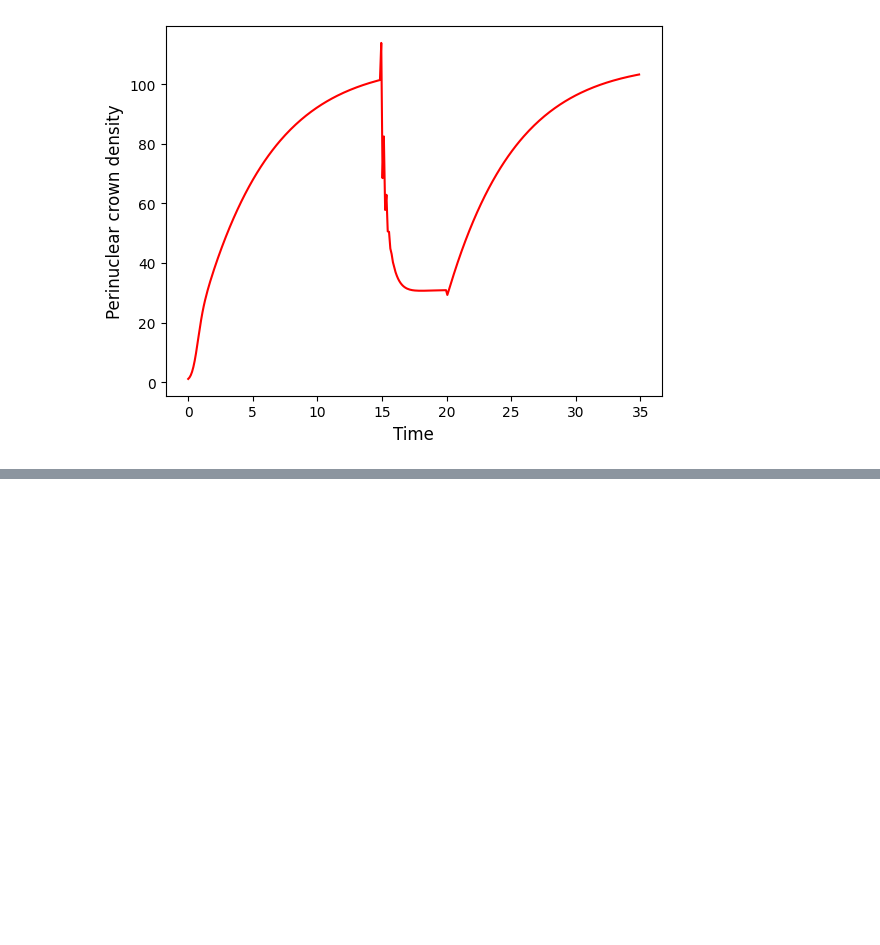
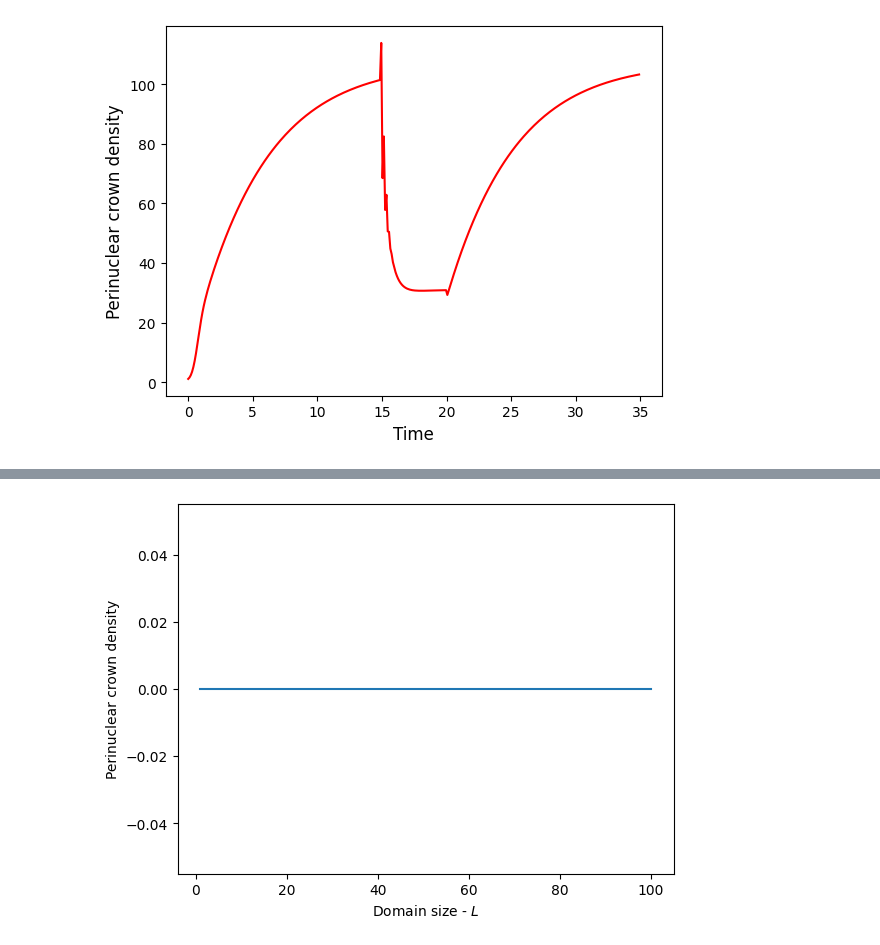
Before and after one commit to SimonBure/simulation-alzheimer, a Jupyter notebook: spatial.ipynb, the cells around one changed output, grey strips where cells are left out. Cells and saved outputs as stored; diff of their text form; code cells hidden in the pictures; blank space fills up the shorter version.

```diff
--- a/spatial.ipynb
+++ b/spatial.ipynb
@@ -67,2 +69,37 @@ sim_irr.plot_crown_density_over_time()
+# %%
+def simulate_impact_domain_size(domain_sizes: np.ndarray) -> list[float]:
+    crown_values = []
+
+    for size in domain_sizes:
+        sim = Simulation1D(size, nb_space_points, duration_time, time_step)
+        initialize_simulation(sim)
+        sim.simulate()
+        crown_values.append(sim.crown_density_over_time[-1])
+
+    return crown_values
+
+
+def initialize_simulation(sim: Simulation1D):
+    sim.setup_atm_apoe_system(k, ka, diffusion_coefs, transport_coefs, fragmentation_coefs, permeability_coefs,
+                              ratio_f_rate_dimers_complexes, transport_space_cst)
+
+    sim.setup_system_initial_conditions(monomers_initial, dimers_initial, apoe_initial, complexes_initial)
+
+    irradiation_times = ()
+    sim.setup_experimental_conditions(antioxidant_times, irradiation_times, statin_times)
+
+
+
+def plot_crown_along_domain_size(domain_sizes: np.ndarray, perinuclear_crown_values: np.ndarray):
+    plt.plot(domain_sizes, perinuclear_crown_values)
+    plt.xlabel("Domain size - $L$")
+    plt.ylabel("Perinuclear crown density")
+    plt.show()
 # %%
 domain_sizes = np.linspace(1, 100, 100)
+
+pc_values = simulate_impact_domain_size(domain_sizes)
+
+plot_crown_along_domain_size(domain_sizes, pc_values)
+# %% [output]
+[figure, added]
```
Also changed, not shown: parts of 5 cells of this notebook.
